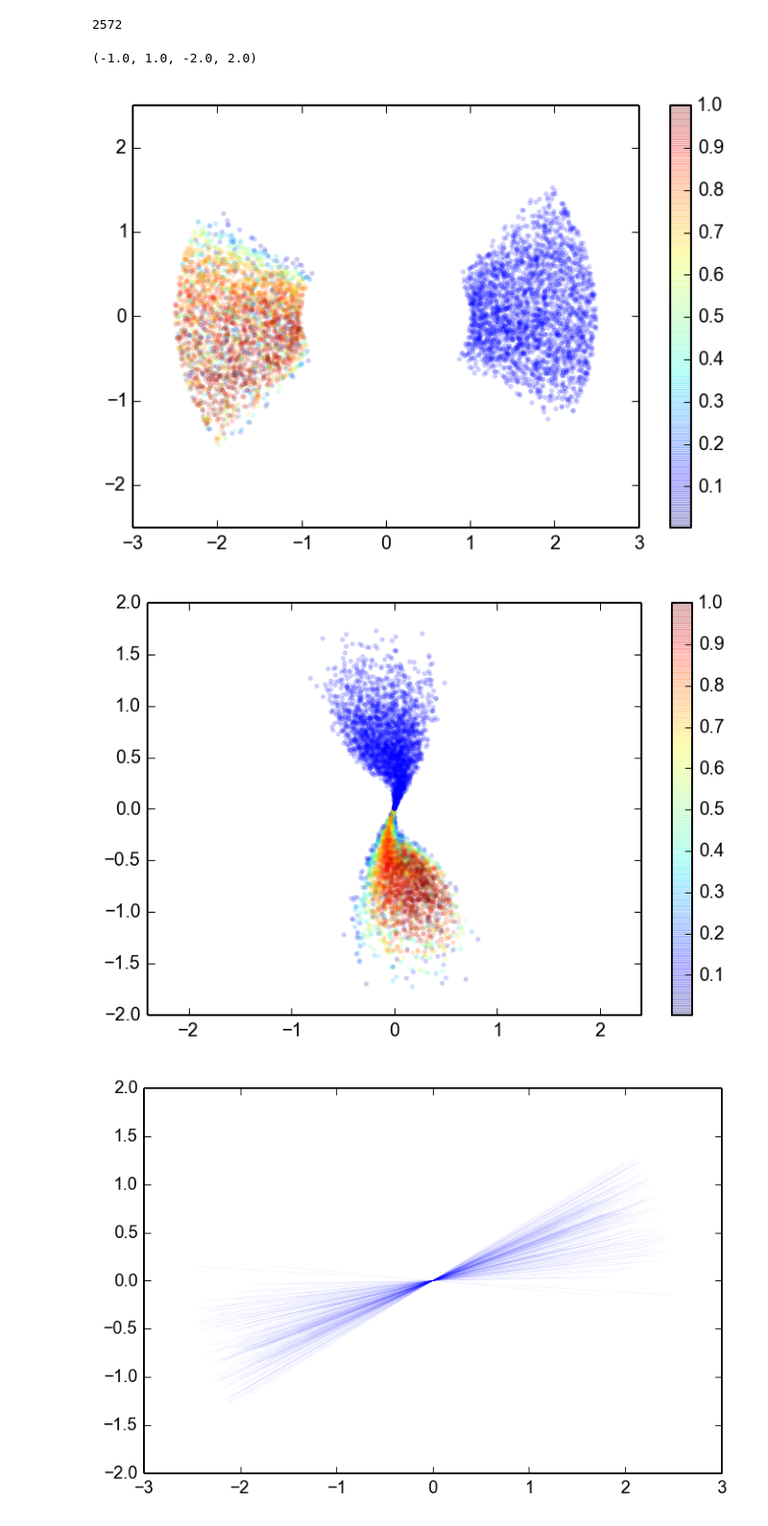
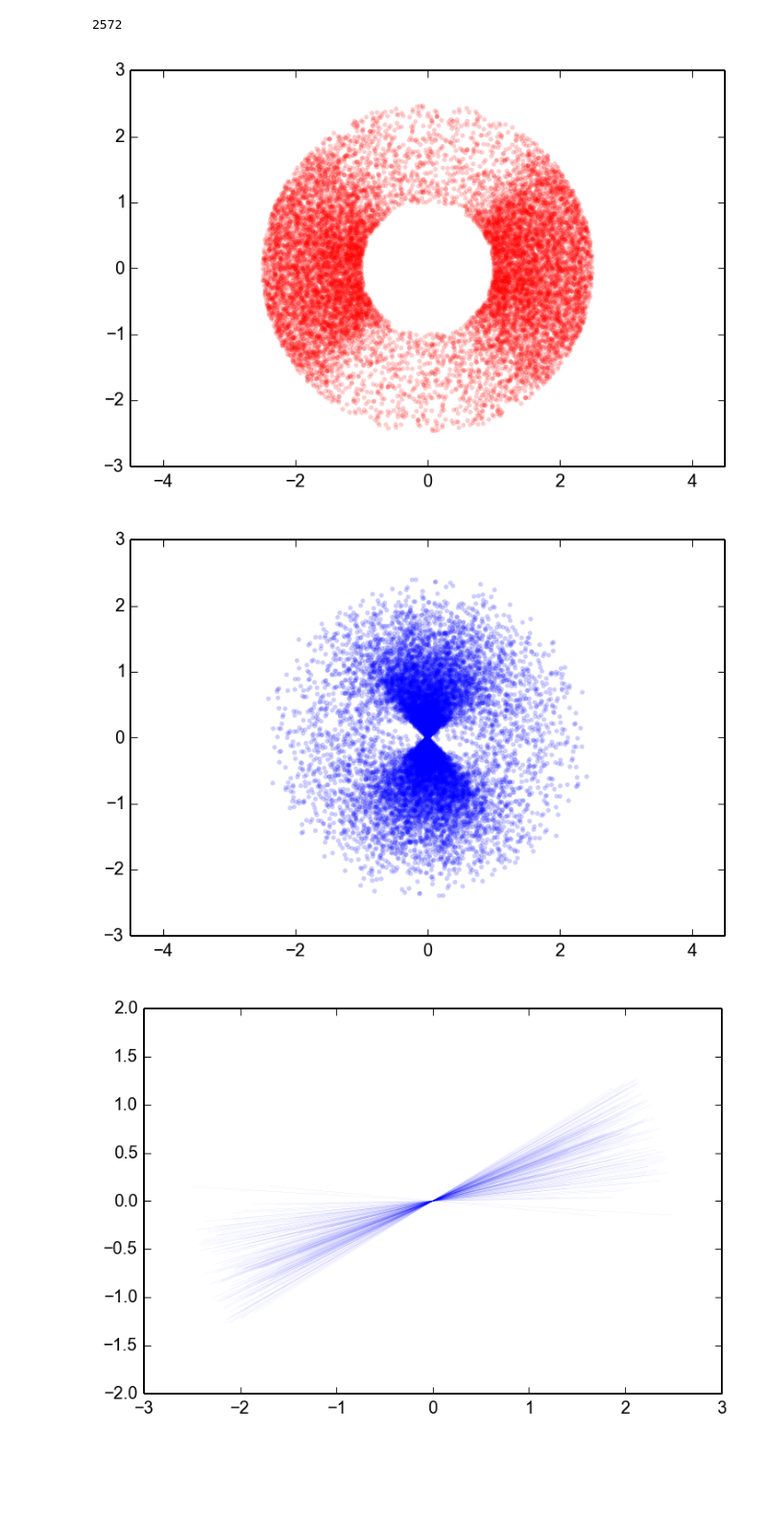
Before and after one commit to cossatot/wenchuan_topo_stress, a Jupyter notebook: tect_stress/notebooks/zhang_bayes_mc_rake_search.ipynb, the cells around one changed output. Shown at 96% size. Cells and saved outputs as stored; diff of their text form; code cells hidden in the pictures; blank space fills up the shorter version.

```diff
--- a/tect_stress/notebooks/zhang_bayes_mc_rake_search.ipynb
+++ b/tect_stress/notebooks/zhang_bayes_mc_rake_search.ipynb
@@ -194 +201,4 @@ iter_l2n = iter_l2 - iter_l2.min()
+# %%
+iter_fish_like = np.exp(kappa * np.cos(iter_fish) )
+iter_fish_nlike = np.exp(kappa * np.cos(iter_fish_norm))
 # %%
@@ -306,0 +272,2 @@ iter_l2_likelihood.hist(bins=100)
+# %%
+iter_fish_like_norm = iter_fish_like / iter_fish_like.max()
@@ -307,2 +279,2 @@ iter_l2_likelihood.hist(bins=100)
 # %%
-rand_filter = np.random.random(n_trials)
+fishtrap = iter_fish_like_norm[iter_fish_like_norm >= np.random.random(n_trials)]
@@ -328,6 +288,6 @@ iters_txx = iters.txx.mean()
 iters_tyy = iters.tyy.mean()
 iters_txy = iters.txy.mean()
 # %%
-txx_keep = iters_txx[l2_keeps.index]
-txy_keep = iters_txy[l2_keeps.index]
-tyy_keep = iters_tyy[l2_keeps.index]
+txx_keep = iters_txx[fishtrap.index]
+txy_keep = iters_txy[fishtrap.index]
+tyy_keep = iters_tyy[fishtrap.index]
@@ -453,24 +390,26 @@ xa = np.array(xa)
 ya = np.array(ya)
 # %%
 figure(1)
-scatter(Xa, Ya, c=l2_keeps.values,
+
+scatter(Xa, Ya, c='r',
         s=7, lw=0, alpha=0.2)
-colorbar()
-scatter(-Xa, -Ya, #c=l2_keeps.values,
+#colorbar()
+scatter(-Xa, -Ya, c='r',
         s=7, lw=0, alpha=0.2)
 axis('equal')
 
 figure(2)
-scatter(xa, ya, c=l2_keeps.values,
+scatter(xa, ya, c='b',
         s=7, lw=0, alpha=0.2)
-colorbar()
-scatter(-xa, -ya, #c=l2_keeps.values,
+#colorbar()
+scatter(-xa, -ya, c='b',
         s=7, lw=0, alpha=0.2)
 axis('equal')
+
+show()
 # %% [output]
-(-1.0, 1.0, -2.0, 2.0)
-[figure, old version]
+[figure, new version]
-[figure, old version]
+[figure, new version]
 # %%
 figure(1)
 for i in range( len(Xa)):
```
Also changed, not shown: parts of 42 cells of this notebook.
